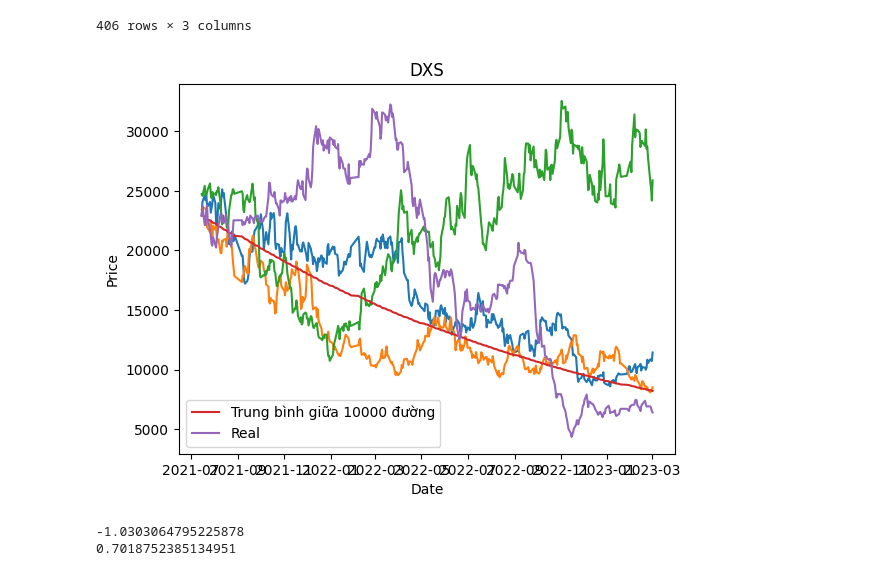
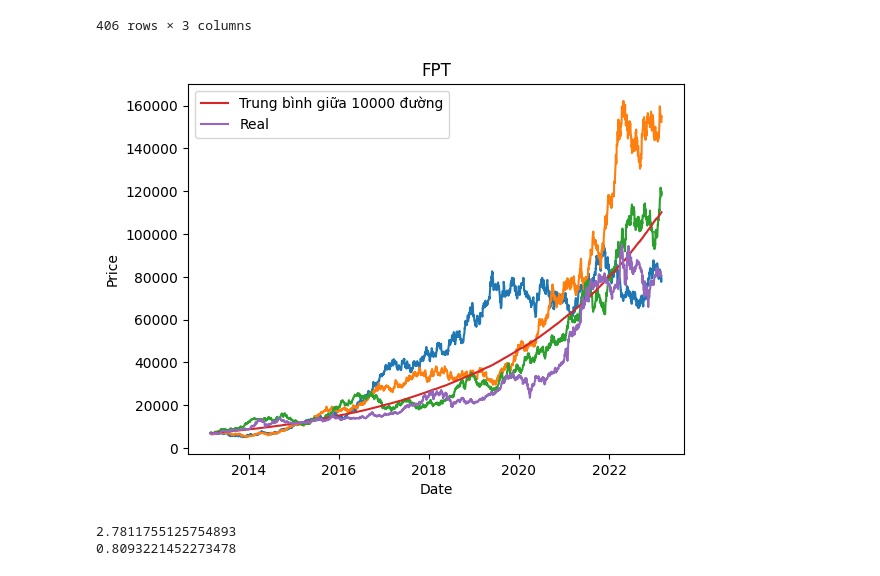
Before and after one commit to khanhtrinh2003/Financial-mathematics, a Jupyter notebook: mo_phong_tren_lop.ipynb, the cells around one changed output. Drawn from its saved outputs; the diff is of its cells as text; code cells hidden in the pictures.

```diff
--- a/mo_phong_tren_lop.ipynb
+++ b/mo_phong_tren_lop.ipynb
@@ -6,3 +6,5 @@ import random
 import seaborn as sns
 from scipy import stats
 from vnstock import *
+# %%
+df = pd.read_excel("E:/Downloads/bài kiểm tra thứ 2_1.xlsx")
@@ -185,8 +201,8 @@ df.sort_values(by="mu/sigma",ascending=False)
 | YEG | -2.575015 | 1.229541 | -2.094289 |
 406 rows × 3 columns
 # %%
-draw_vn("DXS")
+draw_vn("FPT")
 # %% [output]
-[figure, old version]
+[figure, new version]
--1.0303064795225878
-0.7018752385134951
+2.7811755125754893
+0.8093221452273478
```
Also changed, not shown: parts of 1 cell of this notebook, 1 other file.
